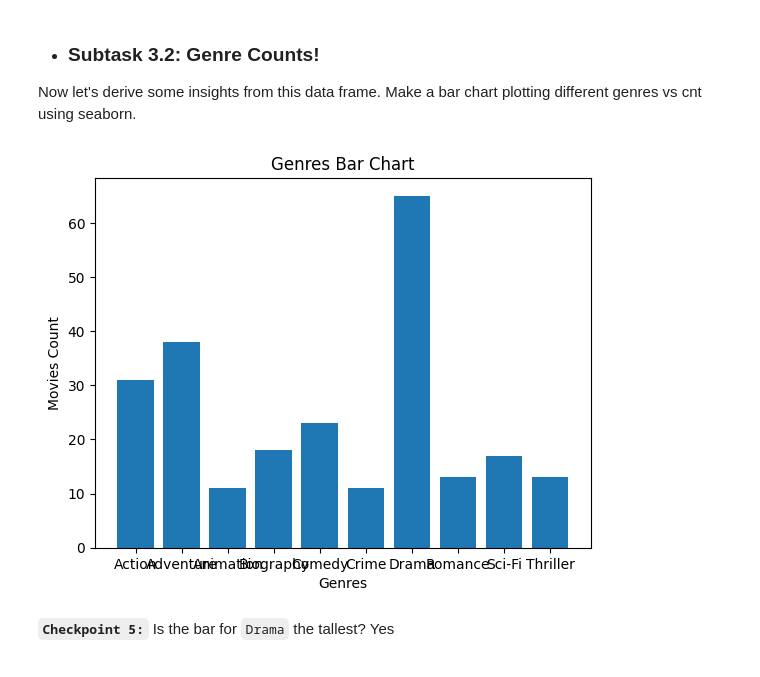
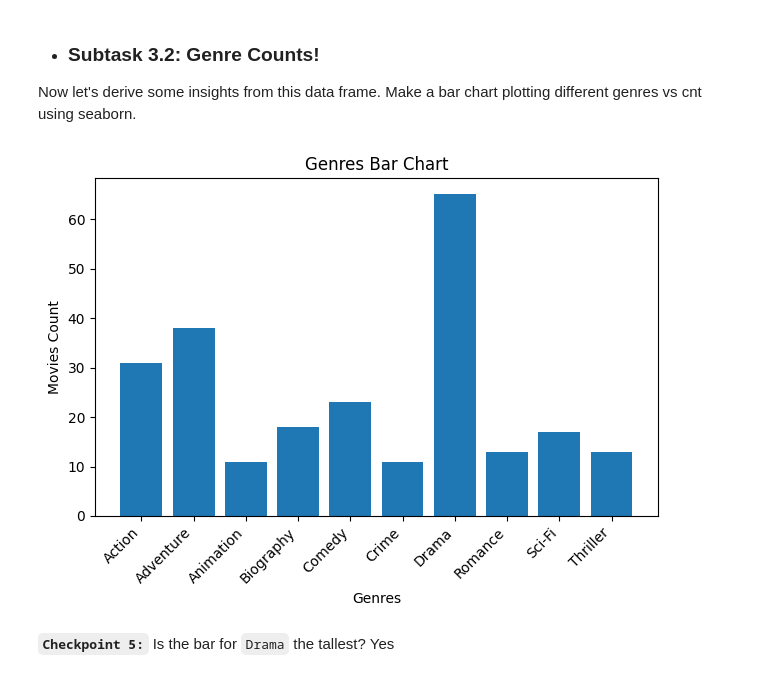
Before and after one commit to PunamBhatia/LogicMojo-AI-ML-April26-Punam, a Jupyter notebook: IMDb+Movie+Assignment_PunamB.ipynb, the cells around one changed output. Saved outputs shown, nothing was run; the diff lists cells and outputs as text; code cells hidden in the pictures.

```diff
--- a/IMDb+Movie+Assignment_PunamB.ipynb
+++ b/IMDb+Movie+Assignment_PunamB.ipynb
@@ -571,15 +550,17 @@ Now let's derive some insights from this data frame. Make a bar chart plotting d
 # %%
 # Countplot for genres
 plt.bar(genre_top10.index,genre_top10.cnt)
 # Adding title and labels
 plt.title('Genres Bar Chart')
 plt.xlabel('Genres')
 plt.ylabel('Movies Count')
 
 # Displaying the chart
+plt.xticks(rotation=45, ha='right')
+plt.tight_layout()
 plt.show()
 # %% [output]
-[figure, old version]
+[figure, new version]
 # %% [markdown]
 **`Checkpoint 5:`** Is the bar for `Drama` the tallest?
 Yes
```
Also changed, not shown: parts of 25 cells of this notebook.
